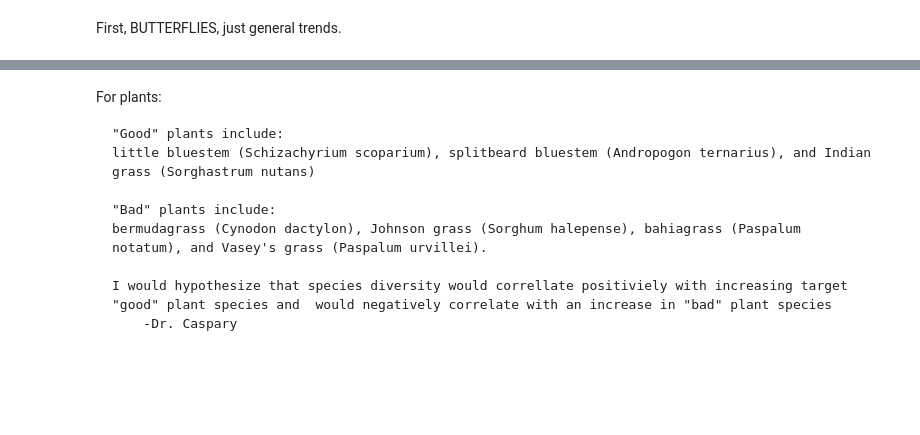
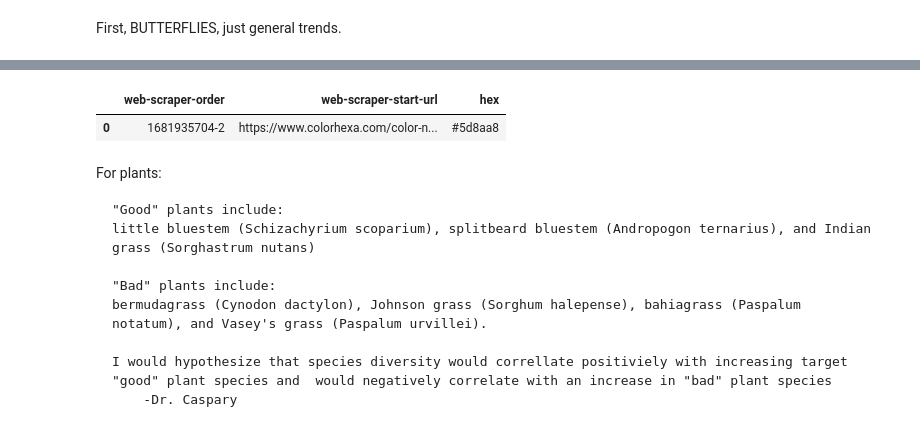
Before and after one commit to Pryzzm/PanoRestoration, a Jupyter notebook: MainAnalysis.ipynb, the cells around one changed output, grey strips where cells are left out. Drawn from its saved outputs; the diff is of its cells as text; code cells hidden in the pictures; blank space fills up the shorter version.

```diff
--- a/MainAnalysis.ipynb
+++ b/MainAnalysis.ipynb
@@ -16,9 +20,8 @@ butterfly = pd.read_excel("allButterfly.xlsx")
 plants = pd.read_excel("Plant Transect Data 2013.xlsx")
 birdFirsts = pd.read_excel("PANO bird banding through Mar 11 2022.xls", sheet_name="PANO")
 birdRecaps = pd.read_excel("PANO Recaps through Mar 11 2022.xls", sheet_name="PANO")
-
-if not os.path.exists("images"):
-    os.mkdir("images")
+colorMaps = pd.read_csv("colorHexExtract(1).csv")
+#colorMaps for later use web scraped from https://www.colorhexa.com/color-names
 # %%
 #plants.Transect = plants.Transect.astype(object)
 '''
@@ -380,0 +161,5 @@ butterflyPies5.show()
+# %%
+colorMaps.head(1)
+# %% [output]
+|  | web-scraper-order | web-scraper-start-url | hex |
+| 0 | 1681935704-2 | https://www.colorhexa.com/color-n... | #5d8aa8 |
```
Also changed, not shown: parts of 46 cells of this notebook, 42 other files.
